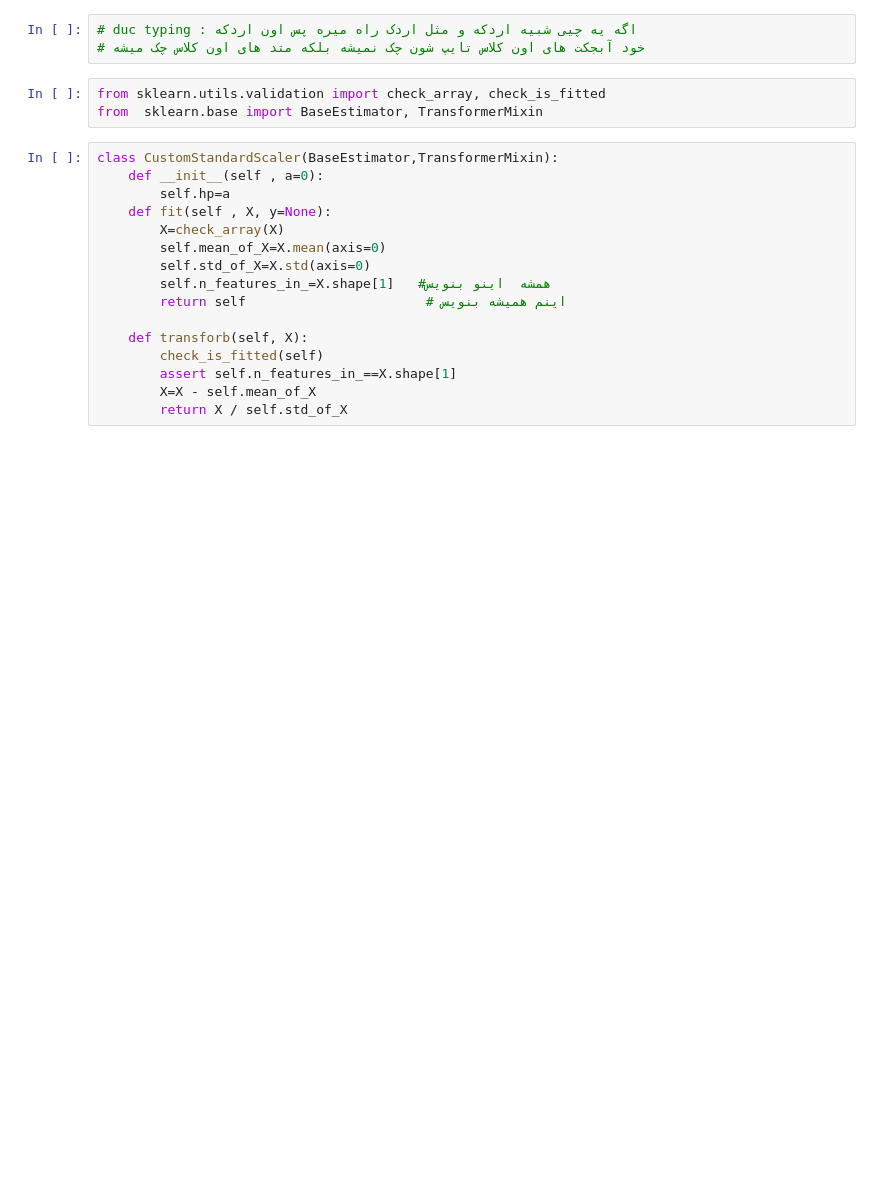
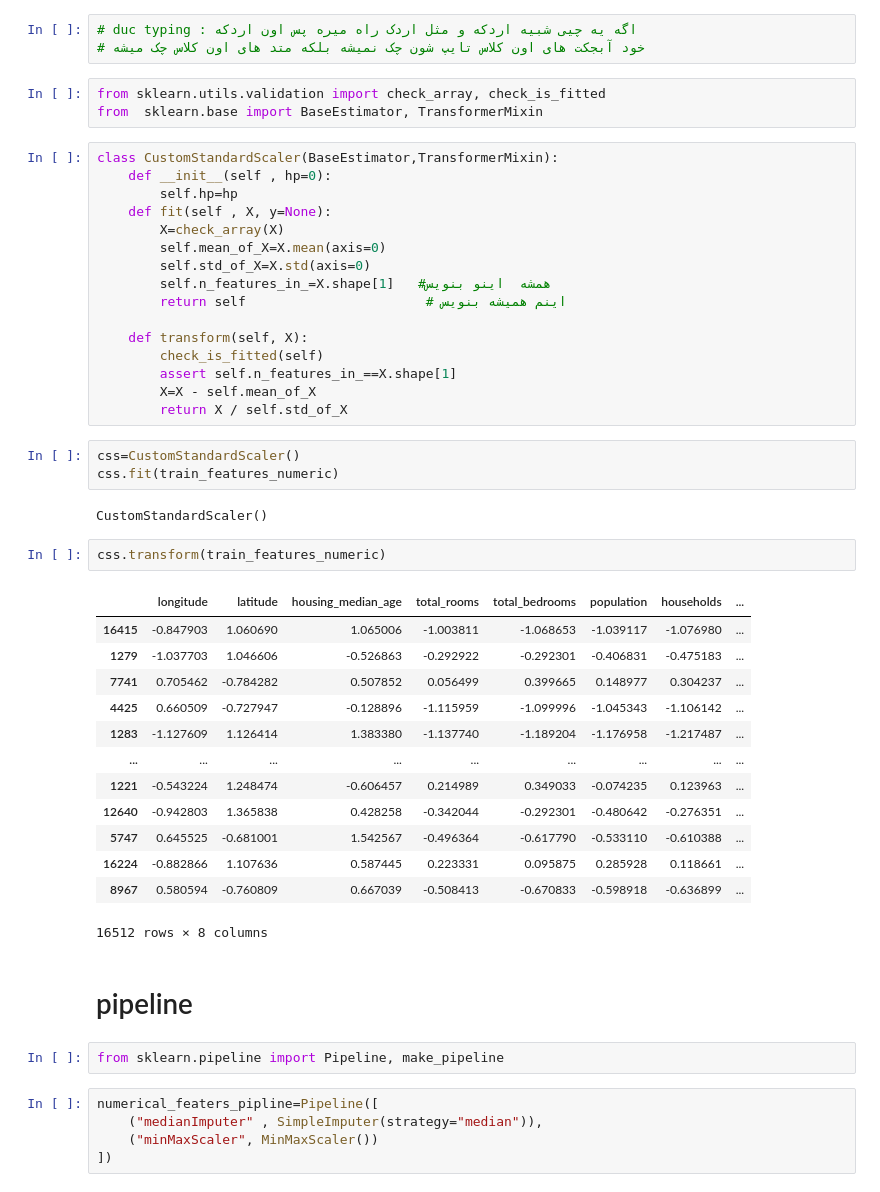
Before and after one commit to Zarpoosh/Mavhine-Learning, a Jupyter notebook: fradars/Untitled.ipynb, the cells around one changed output. Drawn from its saved outputs; the diff is of its cells as text; blank space fills up the shorter version.

```diff
--- a/fradars/Untitled.ipynb
+++ b/fradars/Untitled.ipynb
@@ -711,8 +680,8 @@ from sklearn.utils.validation import check_array, check_is_fitted
 from  sklearn.base import BaseEstimator, TransformerMixin
 # %%
 class CustomStandardScaler(BaseEstimator,TransformerMixin):
-    def __init__(self , a=0):
-        self.hp=a
+    def __init__(self , hp=0):
+        self.hp=hp
     def fit(self , X, y=None):
         X=check_array(X)
         self.mean_of_X=X.mean(axis=0)
@@ -720,8 +689,38 @@ class CustomStandardScaler(BaseEstimator,TransformerMixin):
         self.n_features_in_=X.shape[1]   #همشه  اینو بنویس
         return self                       # اینم همیشه بنویس
 
-    def transforb(self, X):
+    def transform(self, X):
         check_is_fitted(self)
         assert self.n_features_in_==X.shape[1]
         X=X - self.mean_of_X
         return X / self.std_of_X
+# %%
+css=CustomStandardScaler()
+css.fit(train_features_numeric)
+# %% [output]
+CustomStandardScaler()
+# %%
+css.transform(train_features_numeric)
+# %% [output]
+|  | longitude | latitude | housing_median_age | total_rooms | total_bedrooms | population | households | ... |
+| 16415 | -0.847903 | 1.060690 | 1.065006 | -1.003811 | -1.068653 | -1.039117 | -1.076980 | ... |
+| 1279 | -1.037703 | 1.046606 | -0.526863 | -0.292922 | -0.292301 | -0.406831 | -0.475183 | ... |
+| 7741 | 0.705462 | -0.784282 | 0.507852 | 0.056499 | 0.399665 | 0.148977 | 0.304237 | ... |
+| 4425 | 0.660509 | -0.727947 | -0.128896 | -1.115959 | -1.099996 | -1.045343 | -1.106142 | ... |
+| 1283 | -1.127609 | 1.126414 | 1.383380 | -1.137740 | -1.189204 | -1.176958 | -1.217487 | ... |
+| ... | ... | ... | ... | ... | ... | ... | ... | ... |
+| 1221 | -0.543224 | 1.248474 | -0.606457 | 0.214989 | 0.349033 | -0.074235 | 0.123963 | ... |
+| 12640 | -0.942803 | 1.365838 | 0.428258 | -0.342044 | -0.292301 | -0.480642 | -0.276351 | ... |
+| 5747 | 0.645525 | -0.681001 | 1.542567 | -0.496364 | -0.617790 | -0.533110 | -0.610388 | ... |
+| 16224 | -0.882866 | 1.107636 | 0.587445 | 0.223331 | 0.095875 | 0.285928 | 0.118661 | ... |
+| 8967 | 0.580594 | -0.760809 | 0.667039 | -0.508413 | -0.670833 | -0.598918 | -0.636899 | ... |
+16512 rows × 8 columns
+# %% [markdown]
+# pipeline
+# %%
+from sklearn.pipeline import Pipeline, make_pipeline
+# %%
+numerical_featers_pipline=Pipeline([
+    ("medianImputer" , SimpleImputer(strategy="median")),
+    ("minMaxScaler", MinMaxScaler())
+])
```
Also changed, not shown: parts of 27 cells of this notebook, 1 other file.
